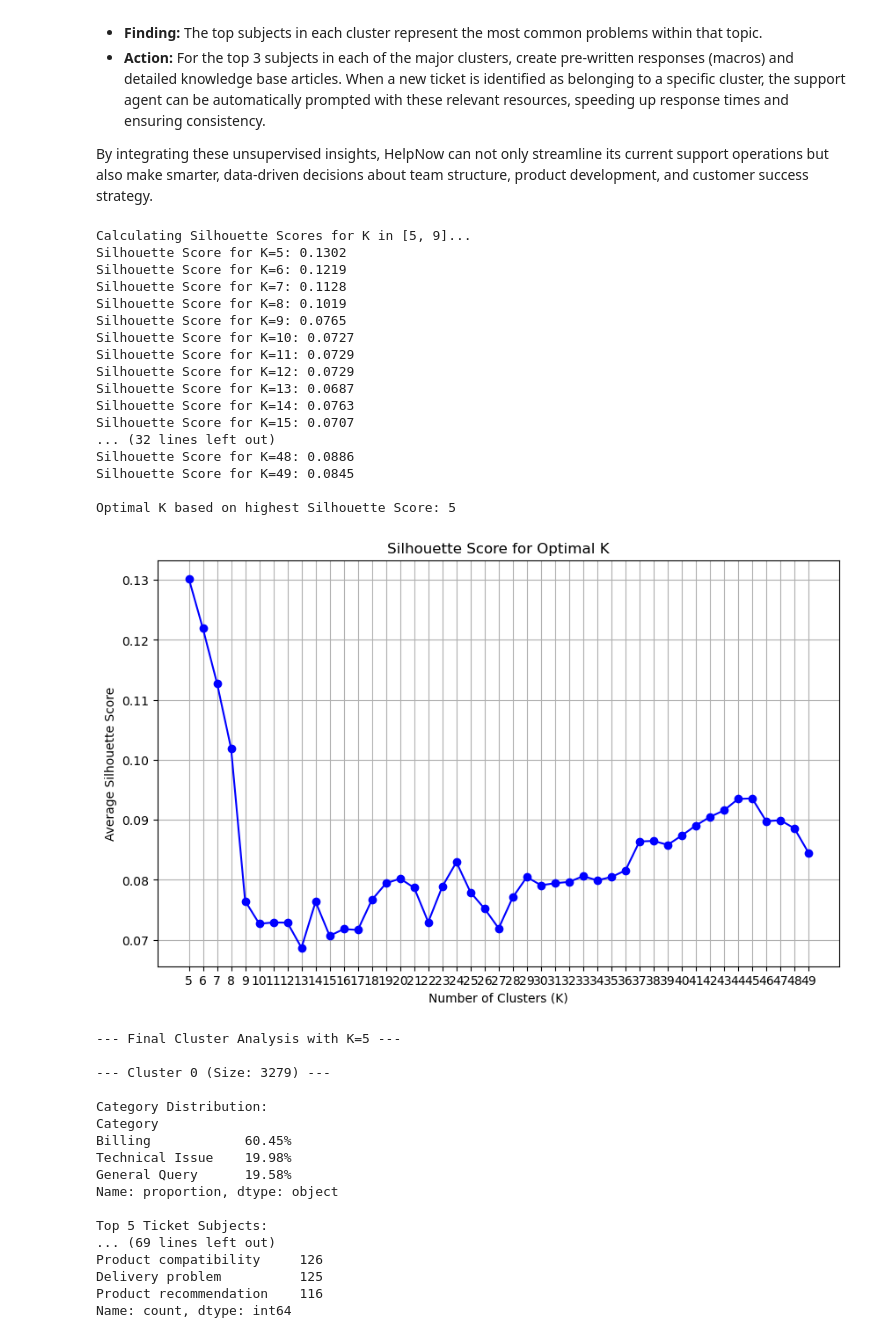
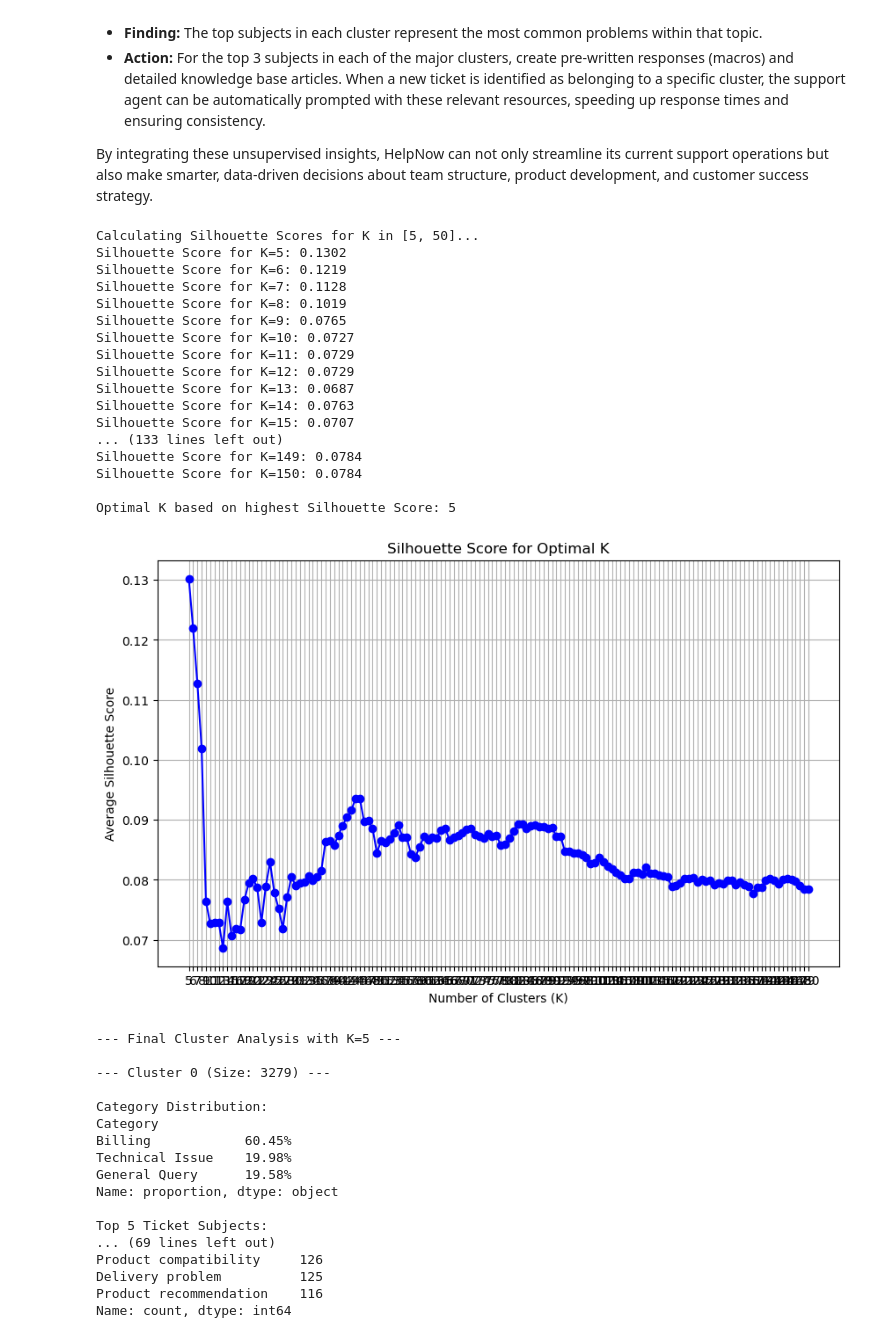
Before and after one commit to MohitBhimrajka/NLP_Customer_Support, a Jupyter notebook: 06_Task_Bonus_Unsupervised_Clustering.ipynb, the cells around one changed output. Saved outputs shown, nothing was run; the diff lists cells and outputs as text; code cells hidden in the pictures.

```diff
--- a/06_Task_Bonus_Unsupervised_Clustering.ipynb
+++ b/06_Task_Bonus_Unsupervised_Clustering.ipynb
@@ -49,7 +49,7 @@ Shape of the embedding matrix: (8469, 768)
 
 print("\nCalculating inertia for different values of K...")
 inertia = []
-K_range = range(2, 51) # We will test from 2 to 15 clusters
+K_range = range(2, 150) # We will test from 2 to 15 clusters
 
 for k in K_range:
     kmeans = KMeans(n_clusters=k, random_state=42, n_init='auto')
@@ -88,29 +87,0 @@ Inertia for K=50: 12940.75390625
-# %%
-from sklearn.feature_extraction.text import TfidfVectorizer
-
-# --- 3. Apply K-Means with our chosen K ---
-OPTIMAL_K = 6
-
-print(f"Running K-Means with K={OPTIMAL_K}...")
-kmeans = KMeans(n_clusters=OPTIMAL_K, random_state=42, n_init='auto')
-cluster_labels = kmeans.fit_predict(all_embeddings)
-
-# Add the cluster labels to our DataFrame
-df['cluster'] = cluster_labels
-print("K-Means complete. Cluster labels assigned to DataFrame.")
-
-# --- 4. Analyze the Clusters ---
-print("\n--- Cluster Analysis ---")
-
-# We'll loop through each cluster and print a summary
-for i in range(OPTIMAL_K):
-    cluster_df = df[df['cluster'] == i]
-    print(f"\n--- Cluster {i} (Size: {len(cluster_df)}) ---")
-
-    # Print the distribution of our original categories
-    print("\nCategory Distribution:")
-    print(cluster_df['Category'].value_counts(normalize=True).apply("{:.2%}".format))
-
-    # Print the top 5 most common ticket subjects
-    print("\nTop 5 Ticket Subjects:")
-    print(cluster_df['Ticket Subject'].value_counts().head(5))
@@ -180,7 +133,7 @@ from sklearn.metrics import silhouette_score
 # --- 3. Find the Optimal K using Silhouette Score ---
 # We will test the promising range from our Elbow plot: 5 to 9
 
-K_range_silhouette = range(5, 50) # Test K=5, 6, 7, 8, 9
+K_range_silhouette = range(5, 151) # Test K=5, 6, 7, 8, 9
 silhouette_scores = []
 
 print("Calculating Silhouette Scores for K in [5, 50]...")
@@ -206,38 +159,38 @@ plt.title('Silhouette Score for Optimal K')
 plt.xticks(K_range_silhouette)
 plt.grid(True)
 plt.show()
 
 # --- 4. Re-run Final Analysis with the Best K ---
 print(f"\n--- Final Cluster Analysis with K={optimal_k_silhouette} ---")
 kmeans_final = KMeans(n_clusters=optimal_k_silhouette, random_state=42, n_init='auto')
 df['cluster_final'] = kmeans_final.fit_predict(all_embeddings)
 
 for i in range(optimal_k_silhouette):
     cluster_df = df[df['cluster_final'] == i]
     print(f"\n--- Cluster {i} (Size: {len(cluster_df)}) ---")
     print("\nCategory Distribution:")
     print(cluster_df['Category'].value_counts(normalize=True).apply("{:.2%}".format))
     print("\nTop 5 Ticket Subjects:")
     print(cluster_df['Ticket Subject'].value_counts().head(5))
 # %% [output]
-Calculating Silhouette Scores for K in [5, 9]...
+Calculating Silhouette Scores for K in [5, 50]...
 Silhouette Score for K=5: 0.1302
 Silhouette Score for K=6: 0.1219
 Silhouette Score for K=7: 0.1128
 Silhouette Score for K=8: 0.1019
 Silhouette Score for K=9: 0.0765
 Silhouette Score for K=10: 0.0727
 Silhouette Score for K=11: 0.0729
 Silhouette Score for K=12: 0.0729
 Silhouette Score for K=13: 0.0687
 Silhouette Score for K=14: 0.0763
 Silhouette Score for K=15: 0.0707
-... (32 lines left out)
-Silhouette Score for K=48: 0.0886
-Silhouette Score for K=49: 0.0845
+... (133 lines left out)
+Silhouette Score for K=149: 0.0784
+Silhouette Score for K=150: 0.0784
 
 Optimal K based on highest Silhouette Score: 5
-[figure, old version]
+[figure, new version]
 --- Final Cluster Analysis with K=5 ---
 
 --- Cluster 0 (Size: 3279) ---
```
Also changed, not shown: parts of 3 cells of this notebook, 1 other file.
